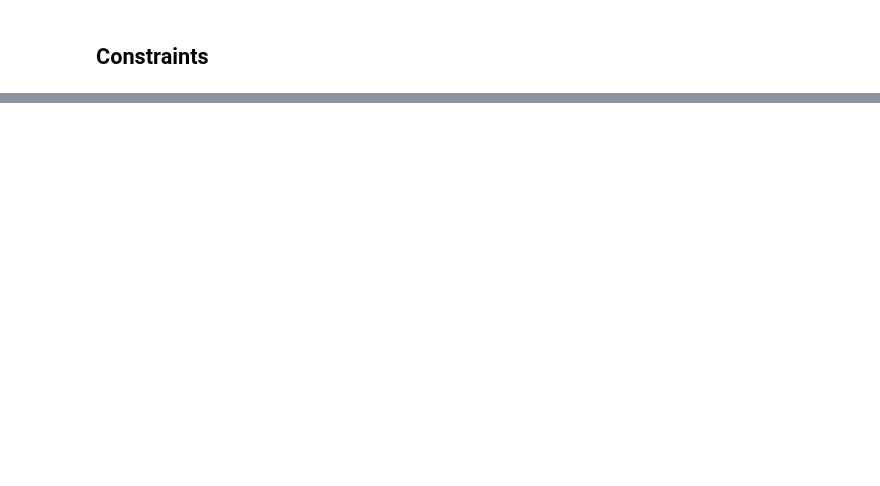
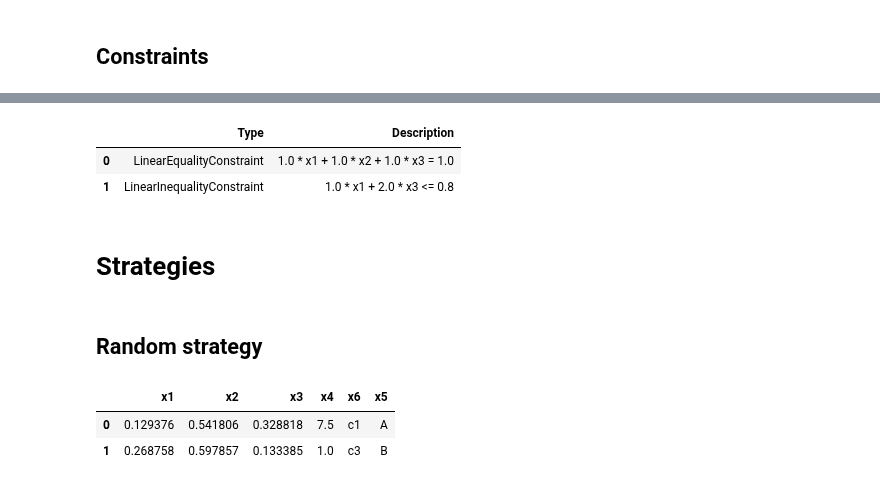
Before and after one commit to experimental-design/bofire, a Jupyter notebook: tutorials/GettingStarted.ipynb, the cells around one changed output, grey strips where cells are left out. Cells and saved outputs as stored; diff of their text form; code cells hidden in the pictures; blank space fills up the shorter version.

```diff
--- a/tutorials/GettingStarted.ipynb
+++ b/tutorials/GettingStarted.ipynb
@@ -104,0 +150,21 @@ constraints = Constraints(constraints=[constr1, constr2, constr3, constr4, const
+# %%
+domain.get_constraint_reps_df()
+# %% [output]
+|  | Type | Description |
+| 0 | LinearEqualityConstraint | 1.0 * x1 + 1.0 * x2 + 1.0 * x3 = 1.0 |
+| 1 | LinearInequalityConstraint | 1.0 * x1 + 2.0 * x3 <= 0.8 |
+# %% [markdown]
+# Strategies
+# %% [markdown]
+## Random strategy
+# %%
+from bofire.strategies.random import RandomStrategy
+
+random_strategy = RandomStrategy(domain=domain)
+random_candidates = random_strategy.ask(2)
+
+random_candidates
+# %% [output]
+|  | x1 | x2 | x3 | x4 | x6 | x5 |
+| 0 | 0.129376 | 0.541806 | 0.328818 | 7.5 | c1 | A |
+| 1 | 0.268758 | 0.597857 | 0.133385 | 1.0 | c3 | B |
```
Also changed, not shown: parts of 18 cells of this notebook.
